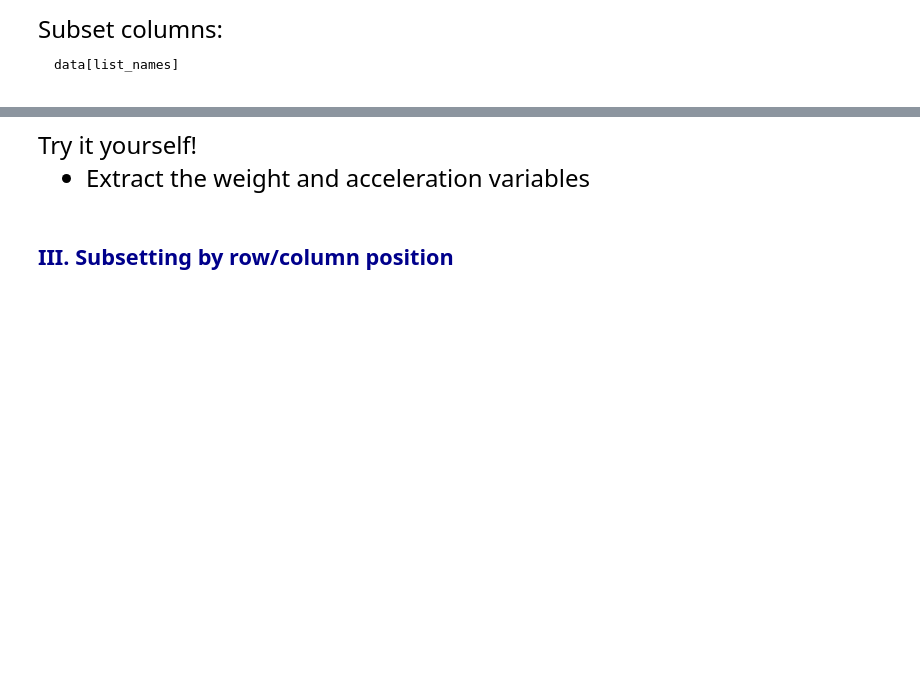
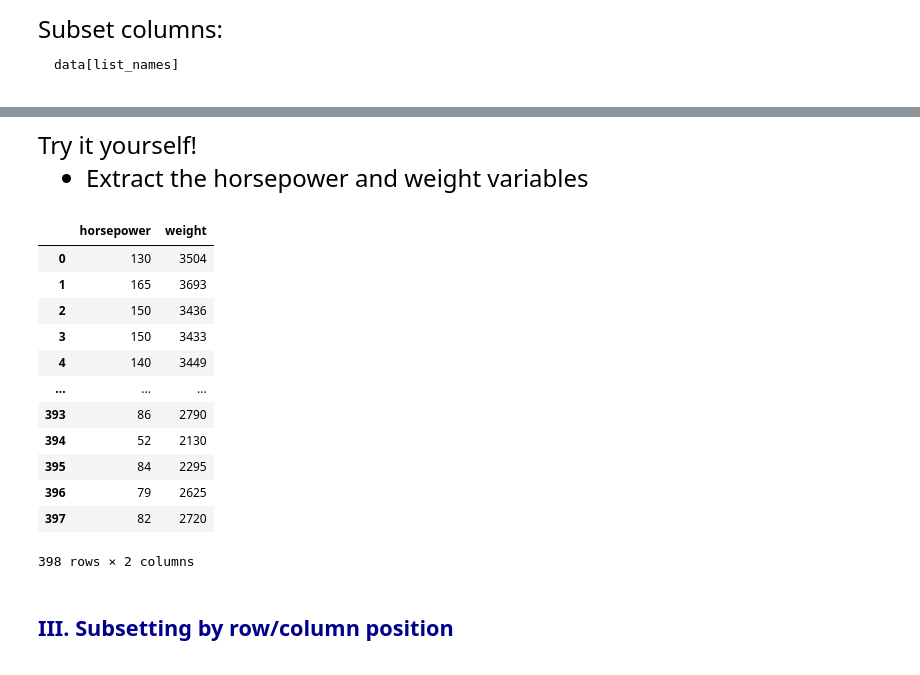
Before and after one commit to alejandrosanchezbecerra/qtm151spring2024, a Jupyter notebook: lecture_10/lecture_10a - Subsetting data.ipynb, the cells around one changed output, grey strips where cells are left out. Saved outputs shown, nothing was run; the diff lists cells and outputs as text; code cells hidden in the pictures; blank space fills up the shorter version.

```diff
--- a/lecture_10/lecture_10a - Subsetting data.ipynb
+++ b/lecture_10/lecture_10a - Subsetting data.ipynb
@@ -91,10 +177,24 @@ display(carfeatures[["weight","mpg"]])
 
 Try it yourself!
 
-- Extract the weight and acceleration variables
+- Extract the horsepower and weight variables
 # %%
 # Write your own code
-carfeatures[["weight", "acceleration"]]
+carfeatures[["horsepower", "weight"]]
+# %% [output]
+|  | horsepower | weight |
+| 0 | 130 | 3504 |
+| 1 | 165 | 3693 |
+| 2 | 150 | 3436 |
+| 3 | 150 | 3433 |
+| 4 | 140 | 3449 |
+| ... | ... | ... |
+| 393 | 86 | 2790 |
+| 394 | 52 | 2130 |
+| 395 | 84 | 2295 |
+| 396 | 79 | 2625 |
+| 397 | 82 | 2720 |
+398 rows × 2 columns
 # %% [markdown]
 ## <span style="color:darkblue"> III. Subsetting by row/column position </span>
 
```
Also changed, not shown: parts of 24 cells of this notebook.
